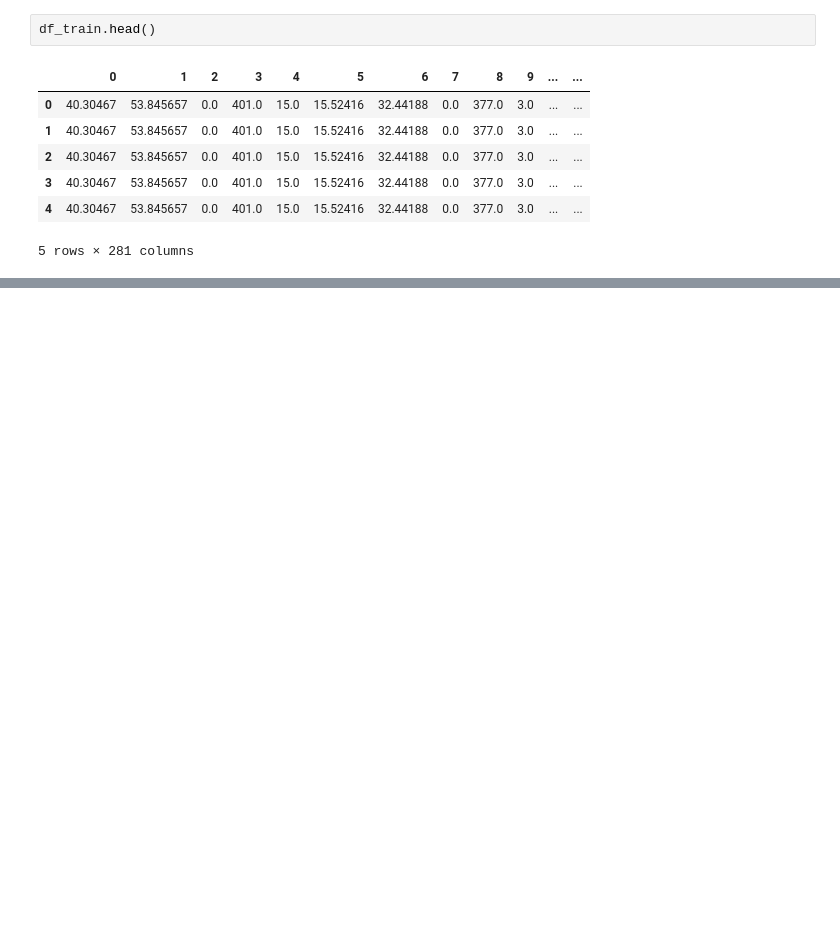
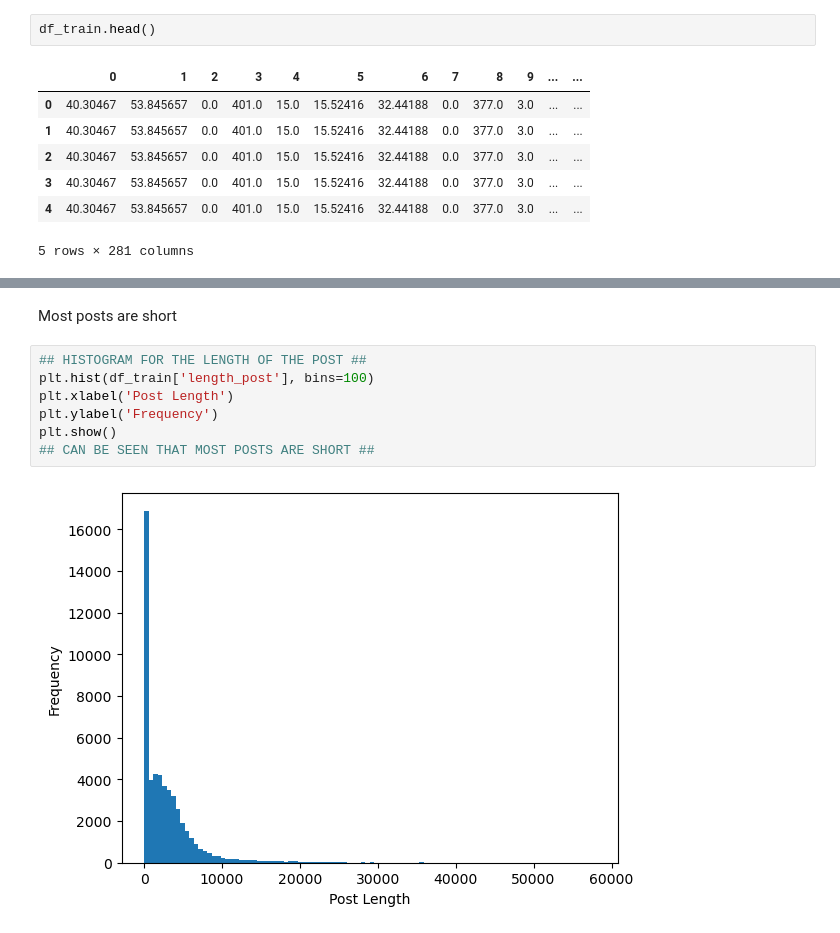
Before and after one commit to terekhin2540/Data_Analytics_First_assign, a Jupyter notebook: data_analytics_ric.ipynb, the cells around one changed output, grey strips where cells are left out. Drawn from its saved outputs; the diff is of its cells as text; blank space fills up the shorter version.

```diff
--- a/data_analytics_ric.ipynb
+++ b/data_analytics_ric.ipynb
@@ -46,0 +109,11 @@ df_train.rename(columns={50:'number_comments_before_basetime_total',51: 'number_
+# %% [markdown]
+Most posts are short
+# %%
+## HISTOGRAM FOR THE LENGTH OF THE POST ##
+plt.hist(df_train['length_post'], bins=100)
+plt.xlabel('Post Length')
+plt.ylabel('Frequency')
+plt.show()
+## CAN BE SEEN THAT MOST POSTS ARE SHORT ##
+# %% [output]
+[figure, added]
```
Also changed, not shown: parts of 30 cells of this notebook, 1 other file.
